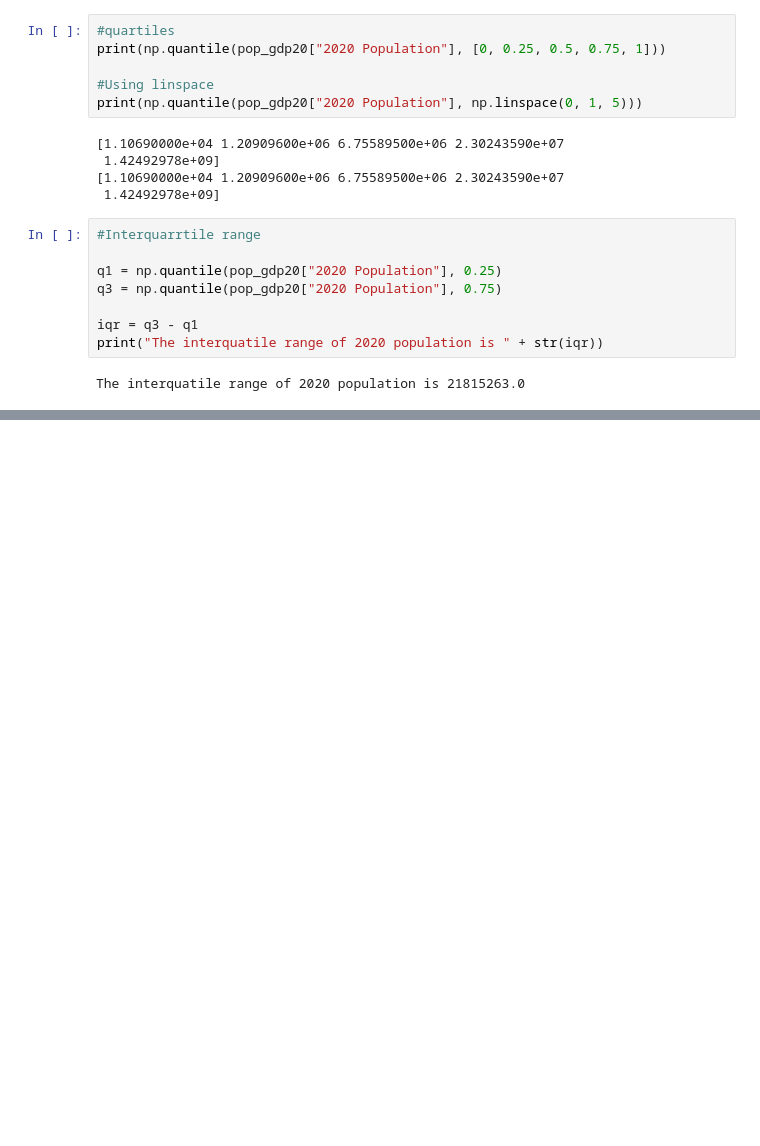
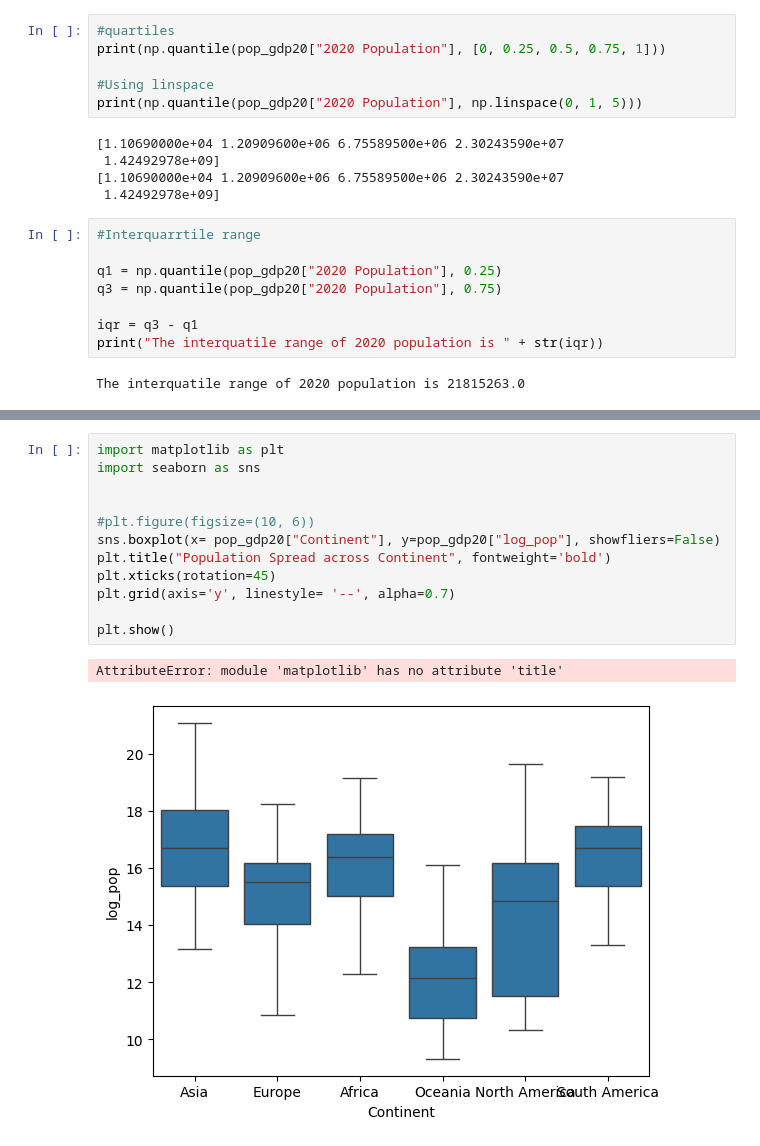
Before and after one commit to HABUDANHAYABK/Associate-Data-Scientist-in-Python, a Jupyter notebook: Introduction_to_Statistics_in_Python/Measures_of_spread.ipynb, the cells around one changed output, grey strips where cells are left out. Cells and saved outputs as stored; diff of their text form; blank space fills up the shorter version.

```diff
--- a/Introduction_to_Statistics_in_Python/Measures_of_spread.ipynb
+++ b/Introduction_to_Statistics_in_Python/Measures_of_spread.ipynb
@@ -140,0 +172,15 @@ print(outliers)
+# %%
+import matplotlib as plt
+import seaborn as sns
+
+
+#plt.figure(figsize=(10, 6))
+sns.boxplot(x= pop_gdp20["Continent"], y=pop_gdp20["log_pop"], showfliers=False)
+plt.title("Population Spread across Continent", fontweight='bold')
+plt.xticks(rotation=45)
+plt.grid(axis='y', linestyle= '--', alpha=0.7)
+
+plt.show()
+# %% [output]
+AttributeError: module 'matplotlib' has no attribute 'title'
+[figure, added]
```
Also changed, not shown: parts of 3 cells of this notebook.
